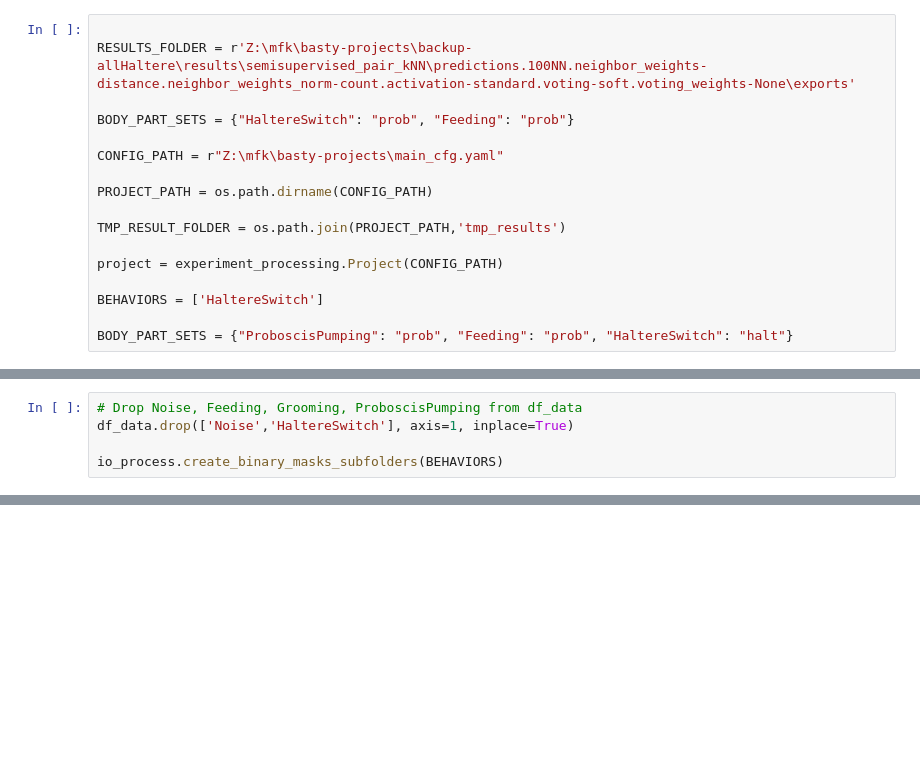
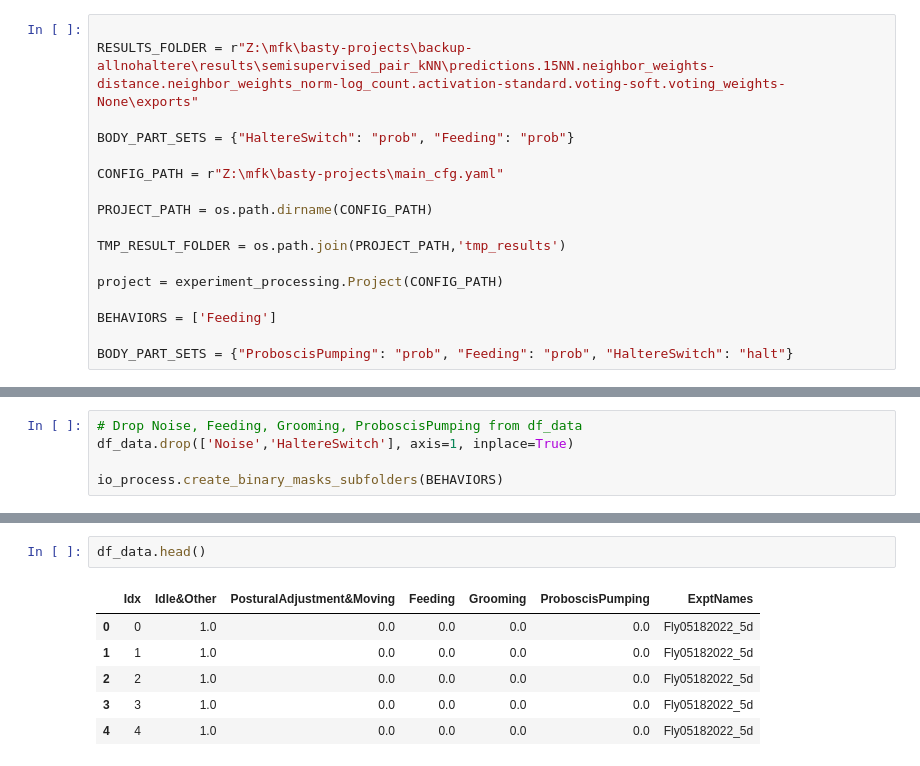
Before and after one commit to bo1929/basty, a Jupyter notebook: scripts/paper_figures/process_feeding.ipynb, the cells around one changed output, grey strips where cells are left out. Cells and saved outputs as stored; diff of their text form; blank space fills up the shorter version.

```diff
--- a/scripts/paper_figures/process_feeding.ipynb
+++ b/scripts/paper_figures/process_feeding.ipynb
@@ -8,7 +8,7 @@ from scripts.paper_figures.process_results import BehaviorData
 from basty.utils import misc
 # %%
 
-RESULTS_FOLDER = r'Z:\mfk\basty-projects\backup-allHaltere\results\semisupervised_pair_kNN\predictions.100NN.neighbor_weights-distance.neighbor_weights_norm-count.activation-standard.voting-soft.voting_weights-None\exports'
+RESULTS_FOLDER = r"Z:\mfk\basty-projects\backup-allnohaltere\results\semisupervised_pair_kNN\predictions.15NN.neighbor_weights-distance.neighbor_weights_norm-log_count.activation-standard.voting-soft.voting_weights-None\exports"
 
 BODY_PART_SETS = {"HaltereSwitch": "prob", "Feeding": "prob"}
 
@@ -20,7 +20,7 @@ TMP_RESULT_FOLDER = os.path.join(PROJECT_PATH,'tmp_results')
 
 project = experiment_processing.Project(CONFIG_PATH)
 
-BEHAVIORS = ['HaltereSwitch']
+BEHAVIORS = ['Feeding']
 
 BODY_PART_SETS = {"ProboscisPumping": "prob", "Feeding": "prob", "HaltereSwitch": "halt"}
 # %%
@@ -35,0 +373,9 @@ io_process.create_binary_masks_subfolders(BEHAVIORS)
+# %%
+df_data.head()
+# %% [output]
+|  | Idx | Idle&Other | PosturalAdjustment&Moving | Feeding | Grooming | ProboscisPumping | ExptNames |
+| 0 | 0 | 1.0 | 0.0 | 0.0 | 0.0 | 0.0 | Fly05182022_5d |
+| 1 | 1 | 1.0 | 0.0 | 0.0 | 0.0 | 0.0 | Fly05182022_5d |
+| 2 | 2 | 1.0 | 0.0 | 0.0 | 0.0 | 0.0 | Fly05182022_5d |
+| 3 | 3 | 1.0 | 0.0 | 0.0 | 0.0 | 0.0 | Fly05182022_5d |
+| 4 | 4 | 1.0 | 0.0 | 0.0 | 0.0 | 0.0 | Fly05182022_5d |
```
Also changed, not shown: parts of 18 cells of this notebook, 3 other files.
